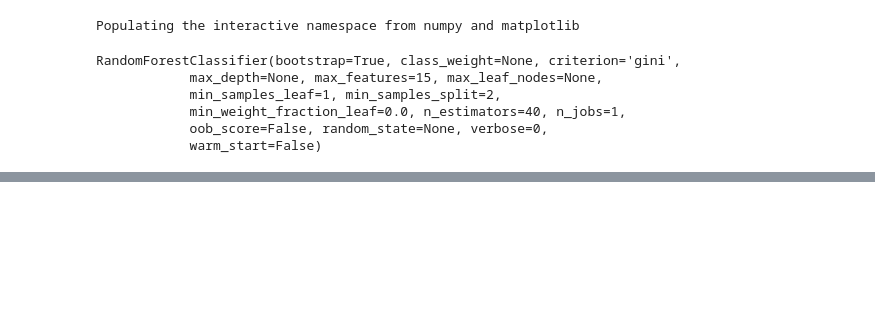
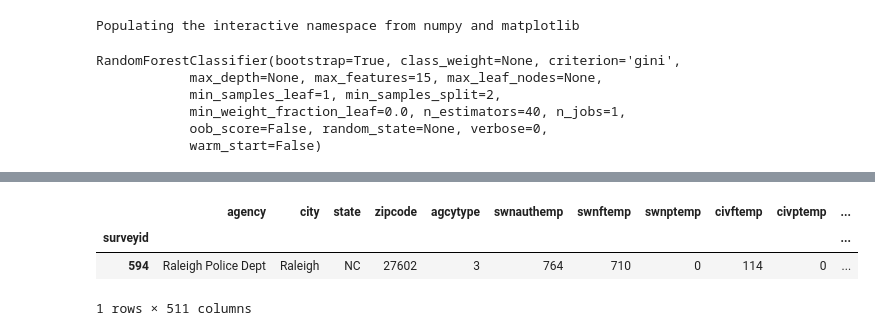
Before and after one commit to along528/insight, a Jupyter notebook: models/build_db_for_app.ipynb, the cells around one changed output, grey strips where cells are left out. Cells and saved outputs as stored; diff of their text form; code cells hidden in the pictures; blank space fills up the shorter version.

```diff
--- a/models/build_db_for_app.ipynb
+++ b/models/build_db_for_app.ipynb
@@ -40,8 +40,10 @@ RandomForestClassifier(bootstrap=True, class_weight=None, criterion='gini',
             warm_start=False)
 # %%
 df_with_rpsi = process.add_features(process.get_data(munge=True,with_traffic=True))
-df_all = process.get_data(munge=False,with_traffic=False)
-df_all_munge = process.add_features(process.get_data(munge=True,with_traffic=False))
+#df_all = process.add_features(process.get_data(munge=False,with_traffic=False))
+df_all = process.add_features(process.get_data(munge=True,with_traffic=False,drop_features=False))
+df_all_drop = process.add_features(process.get_data(munge=True,with_traffic=False))
+
 #df_all = df_all_munge.merge(df_all,how='left') #in case dropped some during munging
 df_all = df_all.merge(pd.DataFrame(df_with_rpsi['rpsi']),how='left',right_index=True,left_index=True)
 df_all['is_measured'] = np.isnan(df_all['rpsi'])==False
@@ -48,9 +55,10 @@ df_all['is_measured'] = np.isnan(df_all['rpsi'])==False
 # %%
 val_df,_ = process.get_split_add_data()
 processor = process.Processor(val_df[best_feature_names])
-X_predict,_ = processor.get_scaled_Xy(df_all_munge[best_feature_names])
+X_predict,_ = processor.get_scaled_Xy(df_all_drop[best_feature_names])
 y_predict = model.predict(X_predict)
-df_all_predictions = pd.DataFrame(y_predict,columns=['rpsi_predicted'],index=df_all_munge.index)
+df_all_predictions = pd.DataFrame(y_predict,columns=['rpsi_predicted'],index=df_all_drop.index)
 df_all = df_all.merge(df_all_predictions,how='left',right_index=True,left_index=True)
 df_all = df_all.fillna(-1)
 df_all = df_all[((df_all['rpsi']==-1) & (df_all['rpsi_predicted']==-1))==False]
+df_all
@@ -80,0 +91,7 @@ df_all.to_csv('app_db.csv')
+# %%
+df_all[df_all['agency'].str.contains('raleigh'.title())]
+# %% [output]
+|  | agency | city | state | zipcode | agcytype | swnauthemp | swnftemp | swnptemp | civftemp | civptemp | ... |
+| surveyid |  |  |  |  |  |  |  |  |  |  | ... |
+| 594 | Raleigh Police Dept | Raleigh | NC | 27602 | 3 | 764 | 710 | 0 | 114 | 0 | ... |
+1 rows × 511 columns
```
Also changed, not shown: parts of 3 cells of this notebook, 7 other files.
